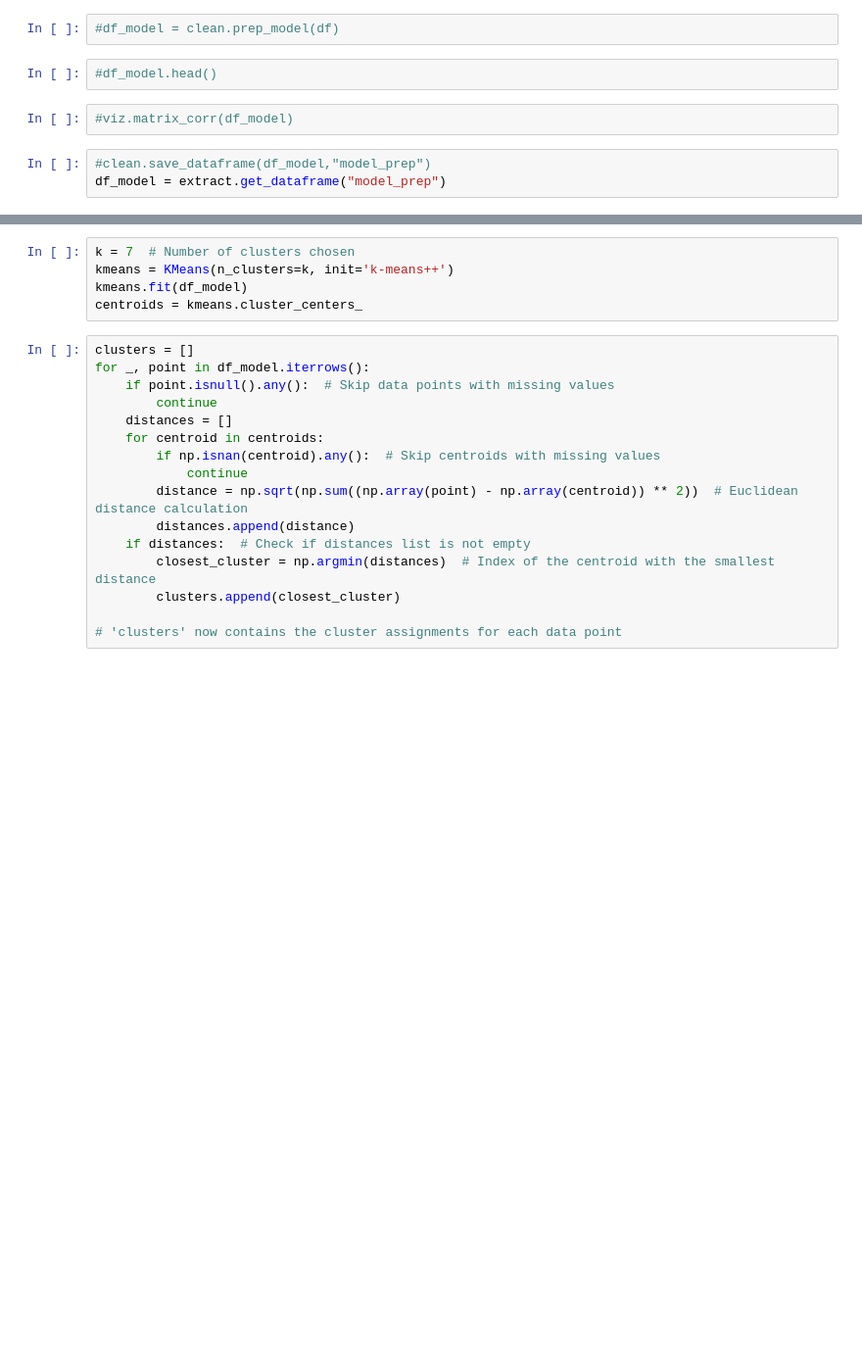
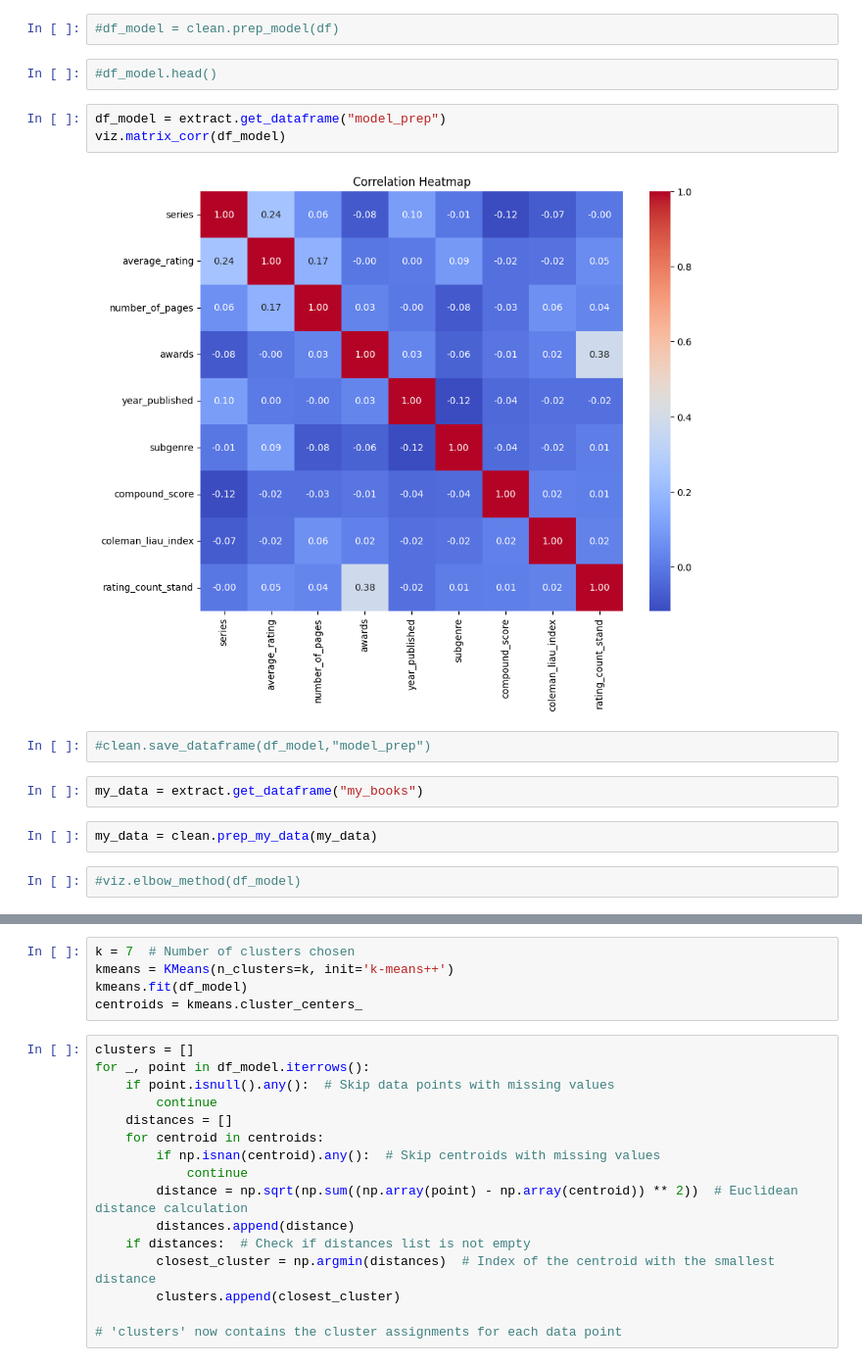
Before and after one commit to paulaRMachado/Final-Project-VI, a Jupyter notebook: workbook.ipynb, the cells around one changed output, grey strips where cells are left out. Shown at 98% size. Cells and saved outputs as stored; diff of their text form; blank space fills up the shorter version.

```diff
--- a/workbook.ipynb
+++ b/workbook.ipynb
@@ -28,8 +21,16 @@ from sklearn.datasets import make_blobs
 #df_model = clean.prep_model(df)
 # %%
 #df_model.head()
+# %%
+df_model = extract.get_dataframe("model_prep")
+viz.matrix_corr(df_model)
+# %% [output]
+[figure, added]
+# %%
+#clean.save_dataframe(df_model,"model_prep")
+# %%
+my_data = extract.get_dataframe("my_books")
+# %%
+my_data = clean.prep_my_data(my_data)
 # %%
-#viz.matrix_corr(df_model)
+#viz.elbow_method(df_model)
-# %%
-#clean.save_dataframe(df_model,"model_prep")
-df_model = extract.get_dataframe("model_prep")
```
Also changed, not shown: parts of 18 cells of this notebook, 15 other files.
